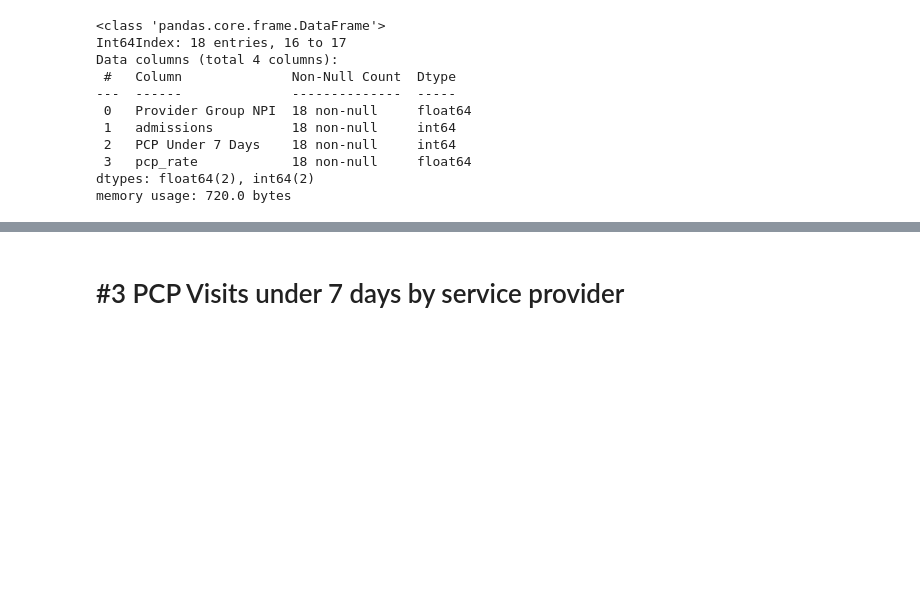
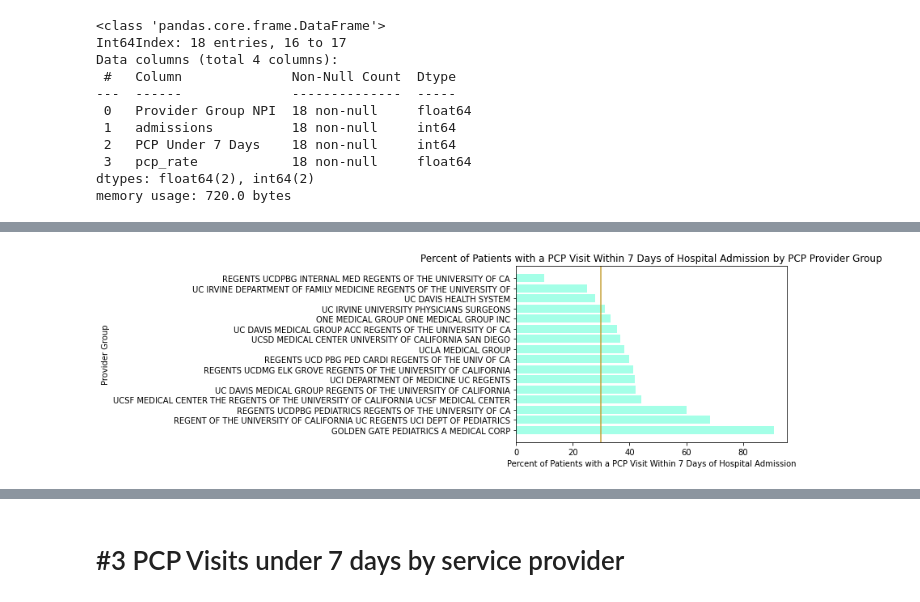
Before and after one commit to Engu12/hospital-readmission_pandas, a Jupyter notebook: hilber_notebook.ipynb, the cells around one changed output, grey strips where cells are left out. Saved outputs shown, nothing was run; the diff lists cells and outputs as text; code cells hidden in the pictures; blank space fills up the shorter version.

```diff
--- a/hilber_notebook.ipynb
+++ b/hilber_notebook.ipynb
@@ -1224,0 +1273,9 @@ plt.savefig('seespcp_rate_by_provider_group_sns.png', transparent=True);
+# %%
+plt.barh(data=provider_groups3, width='pcp_rate', y='group name',  color='#a4ffe7')
+plt.xlabel('Percent of Patients with a PCP Visit Within 7 Days of Hospital Admission')
+plt.ylabel('Provider Group')
+plt.title('Percent of Patients with a PCP Visit Within 7 Days of Hospital Admission by PCP Provider Group')
+plt.axvline(30, color = '#c6a139')
+plt.savefig('seespcp_rate_by_provider_group_horizontal_bar.png', transparent=True, bbox_inches="tight");
+# %% [output]
+[figure, added]
```
Also changed, not shown: parts of 29 cells of this notebook, 7 other files.
